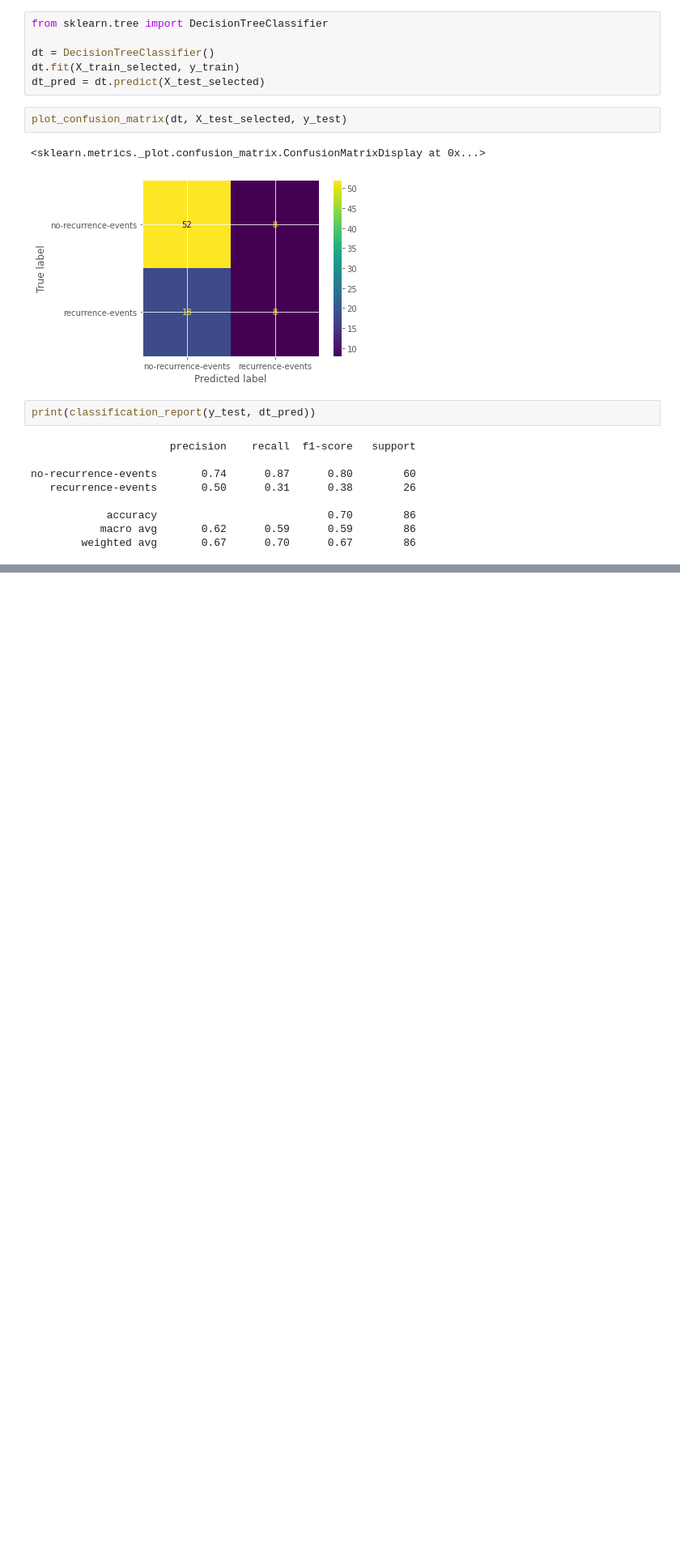
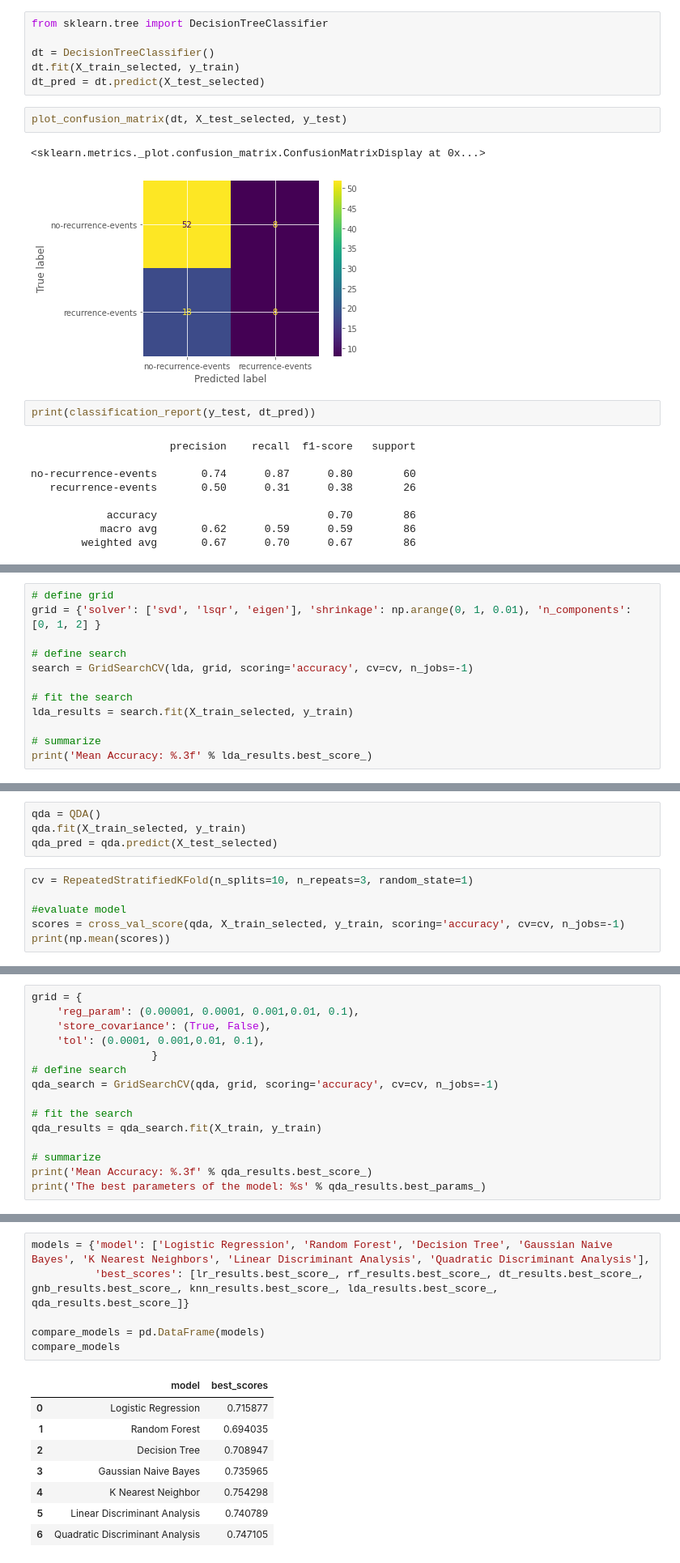
Before and after one commit to blessjal/practicums, a Jupyter notebook: breast_cancer_prediction.ipynb, the cells around one changed output, grey strips where cells are left out. Shown at 81% size. Saved outputs shown, nothing was run; the diff lists cells and outputs as text; blank space fills up the shorter version.

```diff
--- a/breast_cancer_prediction.ipynb
+++ b/breast_cancer_prediction.ipynb
@@ -411,0 +647,12 @@ The best parameters of the model: {'criterion': 'entropy', 'max_features': 'log2
+# %%
+# define grid
+grid = {'solver': ['svd', 'lsqr', 'eigen'], 'shrinkage': np.arange(0, 1, 0.01), 'n_components': [0, 1, 2] }
+
+# define search
+search = GridSearchCV(lda, grid, scoring='accuracy', cv=cv, n_jobs=-1)
+
+# fit the search
+lda_results = search.fit(X_train_selected, y_train)
+
+# summarize
+print('Mean Accuracy: %.3f' % lda_results.best_score_)
@@ -411,0 +688,10 @@ The best parameters of the model: {'criterion': 'entropy', 'max_features': 'log2
+# %%
+qda = QDA()
+qda.fit(X_train_selected, y_train)
+qda_pred = qda.predict(X_test_selected)
+# %%
+cv = RepeatedStratifiedKFold(n_splits=10, n_repeats=3, random_state=1)
+
+#evaluate model
+scores = cross_val_score(qda, X_train_selected, y_train, scoring='accuracy', cv=cv, n_jobs=-1)
+print(np.mean(scores))
@@ -411,0 +700,15 @@ The best parameters of the model: {'criterion': 'entropy', 'max_features': 'log2
+# %%
+grid = {
+    'reg_param': (0.00001, 0.0001, 0.001,0.01, 0.1),
+    'store_covariance': (True, False),
+    'tol': (0.0001, 0.001,0.01, 0.1),
+                   }
+# define search
+qda_search = GridSearchCV(qda, grid, scoring='accuracy', cv=cv, n_jobs=-1)
+
+# fit the search
+qda_results = qda_search.fit(X_train, y_train)
+
+# summarize
+print('Mean Accuracy: %.3f' % qda_results.best_score_)
+print('The best parameters of the model: %s' % qda_results.best_params_)
@@ -438,0 +743,15 @@ The best score of the model:  0.7089473684210527
+# %%
+models = {'model': ['Logistic Regression', 'Random Forest', 'Decision Tree', 'Gaussian Naive Bayes', 'K Nearest Neighbors', 'Linear Discriminant Analysis', 'Quadratic Discriminant Analysis'],
+          'best_scores': [lr_results.best_score_, rf_results.best_score_, dt_results.best_score_, gnb_results.best_score_, knn_results.best_score_, lda_results.best_score_, qda_results.best_score_]}
+
+compare_models = pd.DataFrame(models)
+compare_models
+# %% [output]
+|  | model | best_scores |
+| 0 | Logistic Regression | 0.715877 |
+| 1 | Random Forest | 0.694035 |
+| 2 | Decision Tree | 0.708947 |
+| 3 | Gaussian Naive Bayes | 0.735965 |
+| 4 | K Nearest Neighbor | 0.754298 |
+| 5 | Linear Discriminant Analysis | 0.740789 |
+| 6 | Quadratic Discriminant Analysis | 0.747105 |
```
Also changed, not shown: parts of 51 cells of this notebook.
